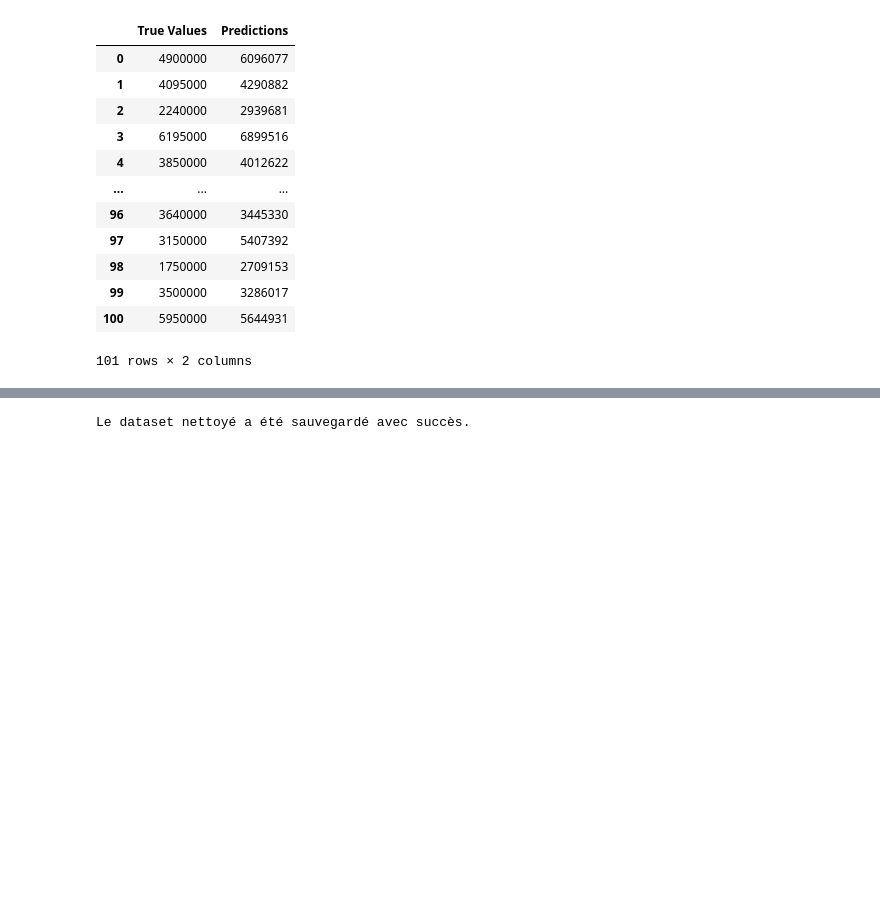
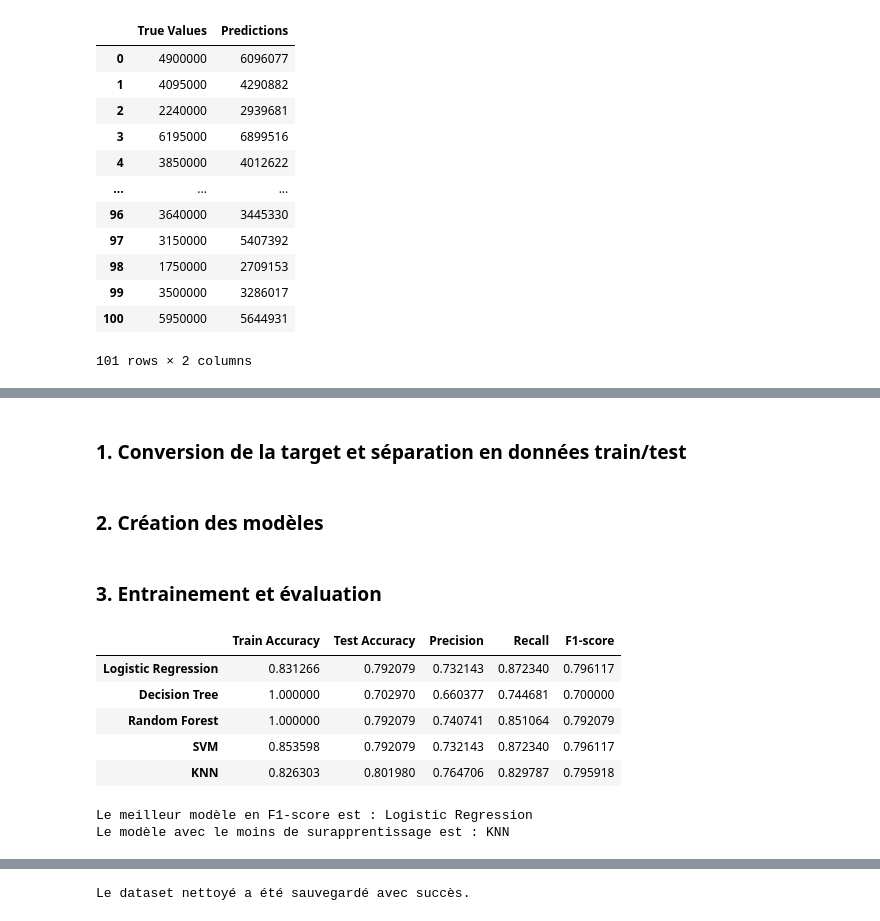
Before and after one commit to ShikiTsugu2/predictionHousing, a Jupyter notebook: projet.ipynb, the cells around one changed output, grey strips where cells are left out. Saved outputs shown, nothing was run; the diff lists cells and outputs as text; code cells hidden in the pictures; blank space fills up the shorter version.

```diff
--- a/projet.ipynb
+++ b/projet.ipynb
@@ -222,0 +228,2 @@ display(comparison_df)
+# %% [markdown]
+### 1. Conversion de la target et séparation en données train/test
@@ -222,0 +239,2 @@ display(comparison_df)
+# %% [markdown]
+### 2. Création des modèles
@@ -222,0 +250,44 @@ display(comparison_df)
+# %% [markdown]
+### 3. Entrainement et évaluation
+# %%
+# Entraînement et évaluation des modèles de classification
+classification_results = {}
+overfitting_cls = {}
+for name, model in classification_models.items():
+    classification_pipeline = Pipeline([
+        ('preprocessor', preprocessor),
+        ('model', model)
+    ])
+    classification_pipeline.fit(X_train_cls, y_train_cls)
+    y_train_pred_cls = classification_pipeline.predict(X_train_cls)
+    y_test_pred_cls = classification_pipeline.predict(X_test_cls)
+
+    classification_results[name] = {
+        'Train Accuracy': accuracy_score(y_train_cls, y_train_pred_cls),
+        'Test Accuracy': accuracy_score(y_test_cls, y_test_pred_cls),
+        'Precision': precision_score(y_test_cls, y_test_pred_cls),
+        'Recall': recall_score(y_test_cls, y_test_pred_cls),
+        'F1-score': f1_score(y_test_cls, y_test_pred_cls)
+    }
+    overfitting_cls[name] = abs(classification_results[name]['Train Accuracy'] - classification_results[name]['Test Accuracy'])
+
+# Afficher les résultats de classification
+df_classification_results = pd.DataFrame(classification_results).T
+display(df_classification_results)
+
+# Sélection du meilleur modèle selon le F1-score
+best_cls_model = max(classification_results, key=lambda k: classification_results[k]['F1-score'])
+print(f"Le meilleur modèle en F1-score est : {best_cls_model}")
+
+# Vérifier le modèle avec le moins de surapprentissage
+best_cls_no_overfit = min(overfitting_cls, key=overfitting_cls.get)
+print(f"Le modèle avec le moins de surapprentissage est : {best_cls_no_overfit}")
+# %% [output]
+|  | Train Accuracy | Test Accuracy | Precision | Recall | F1-score |
+| Logistic Regression | 0.831266 | 0.792079 | 0.732143 | 0.872340 | 0.796117 |
+| Decision Tree | 1.000000 | 0.702970 | 0.660377 | 0.744681 | 0.700000 |
+| Random Forest | 1.000000 | 0.792079 | 0.740741 | 0.851064 | 0.792079 |
+| SVM | 0.853598 | 0.792079 | 0.732143 | 0.872340 | 0.796117 |
+| KNN | 0.826303 | 0.801980 | 0.764706 | 0.829787 | 0.795918 |
+Le meilleur modèle en F1-score est : Logistic Regression
+Le modèle avec le moins de surapprentissage est : KNN
```
Also changed, not shown: parts of 16 cells of this notebook, 4 other files.
